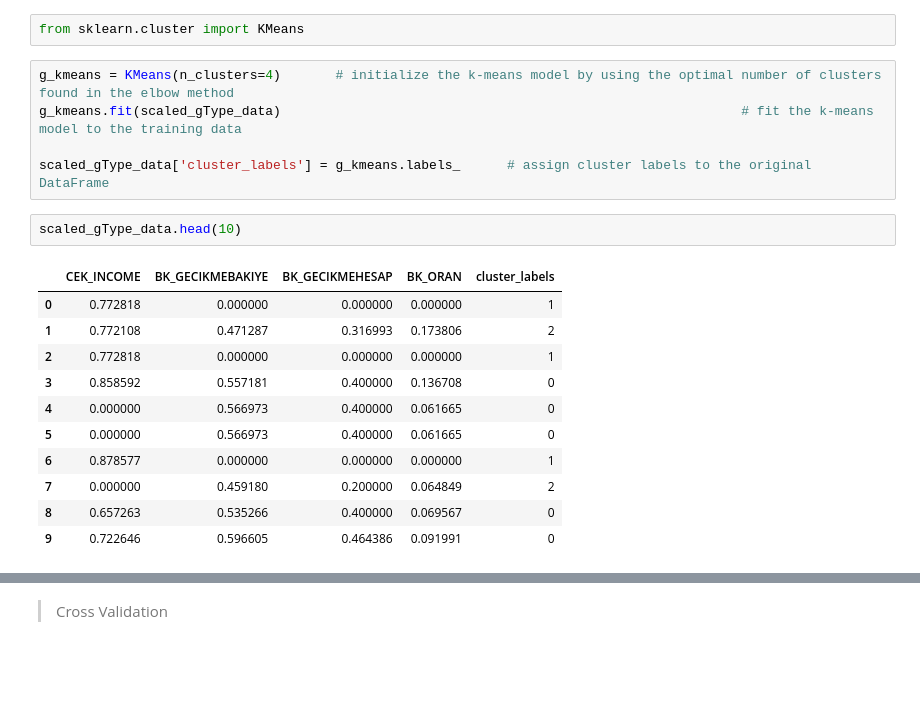
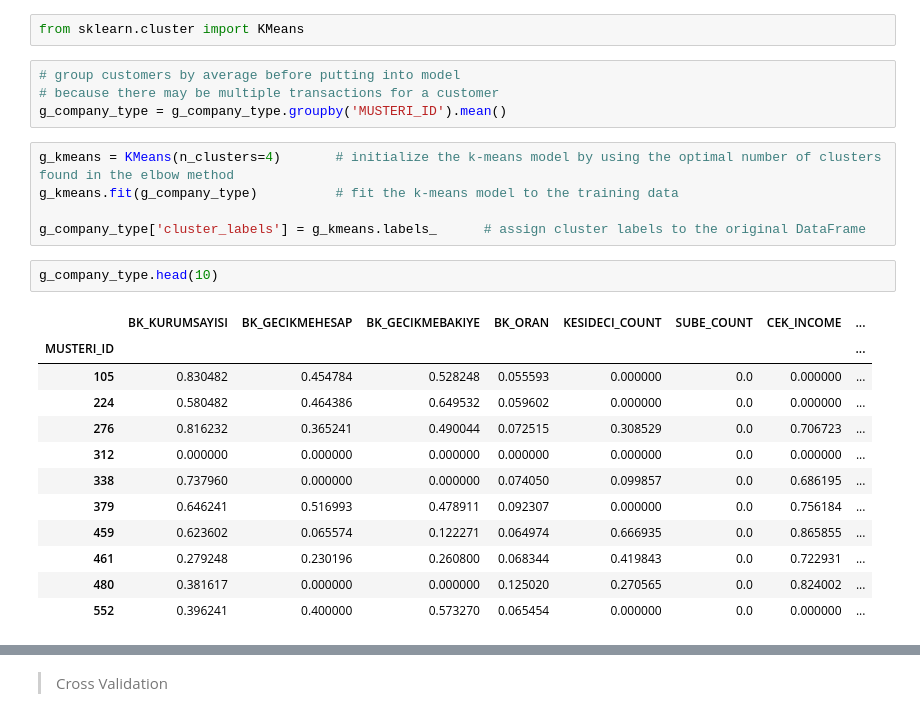
Before and after one commit to EmirhanServeren/factoring-customer-segmentation, a Jupyter notebook: segmentation.ipynb, the cells around one changed output, grey strips where cells are left out. Cells and saved outputs as stored; diff of their text form; blank space fills up the shorter version.

```diff
--- a/segmentation.ipynb
+++ b/segmentation.ipynb
@@ -965,23 +965,28 @@ generate_elbow_plot(clusters_centers, k_values)
 > Putting Into K-means Model
 # %%
 from sklearn.cluster import KMeans
+# %%
+# group customers by average before putting into model
+# because there may be multiple transactions for a customer
+g_company_type = g_company_type.groupby('MUSTERI_ID').mean()
 # %%
 g_kmeans = KMeans(n_clusters=4)       # initialize the k-means model by using the optimal number of clusters found in the elbow method
-g_kmeans.fit(scaled_gType_data)                                                           # fit the k-means model to the training data
+g_kmeans.fit(g_company_type)          # fit the k-means model to the training data
 
-scaled_gType_data['cluster_labels'] = g_kmeans.labels_      # assign cluster labels to the original DataFrame
+g_company_type['cluster_labels'] = g_kmeans.labels_      # assign cluster labels to the original DataFrame
 # %%
-scaled_gType_data.head(10)
+g_company_type.head(10)
 # %% [output]
-|  | CEK_INCOME | BK_GECIKMEBAKIYE | BK_GECIKMEHESAP | BK_ORAN | cluster_labels |
-| 0 | 0.772818 | 0.000000 | 0.000000 | 0.000000 | 1 |
-| 1 | 0.772108 | 0.471287 | 0.316993 | 0.173806 | 2 |
-| 2 | 0.772818 | 0.000000 | 0.000000 | 0.000000 | 1 |
-| 3 | 0.858592 | 0.557181 | 0.400000 | 0.136708 | 0 |
-| 4 | 0.000000 | 0.566973 | 0.400000 | 0.061665 | 0 |
-| 5 | 0.000000 | 0.566973 | 0.400000 | 0.061665 | 0 |
-| 6 | 0.878577 | 0.000000 | 0.000000 | 0.000000 | 1 |
-| 7 | 0.000000 | 0.459180 | 0.200000 | 0.064849 | 2 |
-| 8 | 0.657263 | 0.535266 | 0.400000 | 0.069567 | 0 |
-| 9 | 0.722646 | 0.596605 | 0.464386 | 0.091991 | 0 |
+|  | BK_KURUMSAYISI | BK_GECIKMEHESAP | BK_GECIKMEBAKIYE | BK_ORAN | KESIDECI_COUNT | SUBE_COUNT | CEK_INCOME | ... |
+| MUSTERI_ID |  |  |  |  |  |  |  | ... |
+| 105 | 0.830482 | 0.454784 | 0.528248 | 0.055593 | 0.000000 | 0.0 | 0.000000 | ... |
+| 224 | 0.580482 | 0.464386 | 0.649532 | 0.059602 | 0.000000 | 0.0 | 0.000000 | ... |
+| 276 | 0.816232 | 0.365241 | 0.490044 | 0.072515 | 0.308529 | 0.0 | 0.706723 | ... |
+| 312 | 0.000000 | 0.000000 | 0.000000 | 0.000000 | 0.000000 | 0.0 | 0.000000 | ... |
+| 338 | 0.737960 | 0.000000 | 0.000000 | 0.074050 | 0.099857 | 0.0 | 0.686195 | ... |
+| 379 | 0.646241 | 0.516993 | 0.478911 | 0.092307 | 0.000000 | 0.0 | 0.756184 | ... |
+| 459 | 0.623602 | 0.065574 | 0.122271 | 0.064974 | 0.666935 | 0.0 | 0.865855 | ... |
+| 461 | 0.279248 | 0.230196 | 0.260800 | 0.068344 | 0.419843 | 0.0 | 0.722931 | ... |
+| 480 | 0.381617 | 0.000000 | 0.000000 | 0.125020 | 0.270565 | 0.0 | 0.824002 | ... |
+| 552 | 0.396241 | 0.400000 | 0.573270 | 0.065454 | 0.000000 | 0.0 | 0.000000 | ... |
 # %%
```
Also changed, not shown: parts of 2 cells of this notebook.
